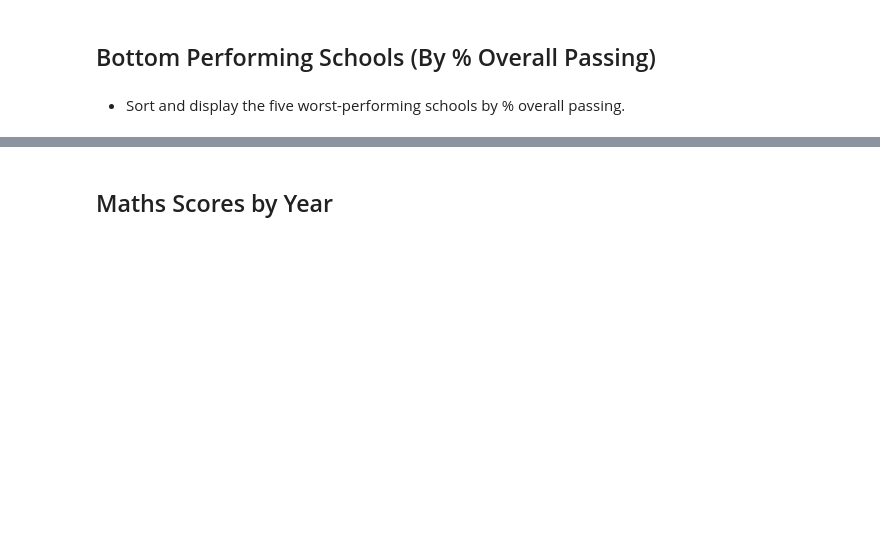
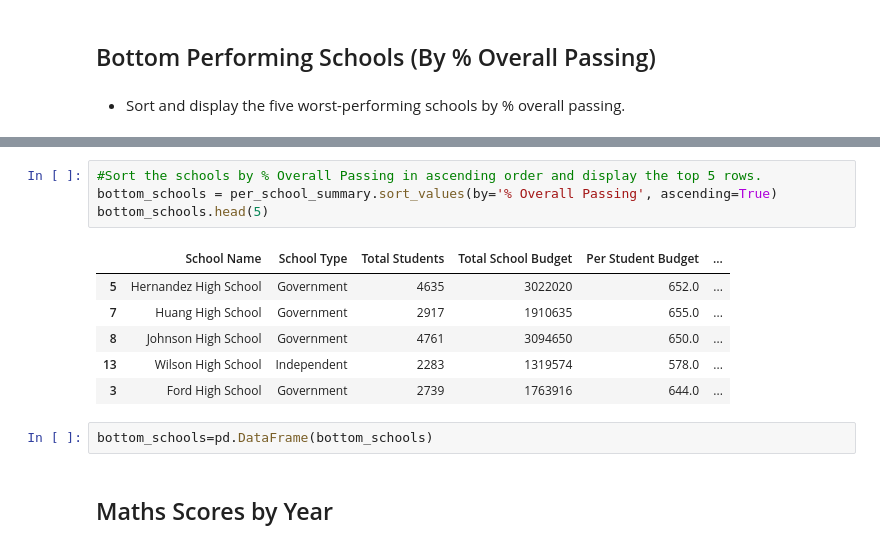
Before and after one commit to Misscoffeecassie/pandas-challenges, a Jupyter notebook: PyCitySchools_starter.ipynb, the cells around one changed output, grey strips where cells are left out. Saved outputs shown, nothing was run; the diff lists cells and outputs as text; blank space fills up the shorter version.

```diff
--- a/PyCitySchools_starter.ipynb
+++ b/PyCitySchools_starter.ipynb
@@ -337,3 +375,16 @@ school_summary=school_data["school_name"].append(school_data["type"],
+# %%
+#Sort the schools by % Overall Passing in ascending order and display the top 5 rows.
+bottom_schools = per_school_summary.sort_values(by='% Overall Passing', ascending=True)
+bottom_schools.head(5)
+# %% [output]
+|  | School Name | School Type | Total Students | Total School Budget | Per Student Budget | ... |
+| 5 | Hernandez High School | Government | 4635 | 3022020 | 652.0 | ... |
+| 7 | Huang High School | Government | 2917 | 1910635 | 655.0 | ... |
+| 8 | Johnson High School | Government | 4761 | 3094650 | 650.0 | ... |
+| 13 | Wilson High School | Independent | 2283 | 1319574 | 578.0 | ... |
+| 3 | Ford High School | Government | 2739 | 1763916 | 644.0 | ... |
+# %%
+bottom_schools=pd.DataFrame(bottom_schools)
 # %% [markdown]
 ## Maths Scores by Year
 # %% [markdown]
```
Also changed, not shown: parts of 27 cells of this notebook, 5 other files.
